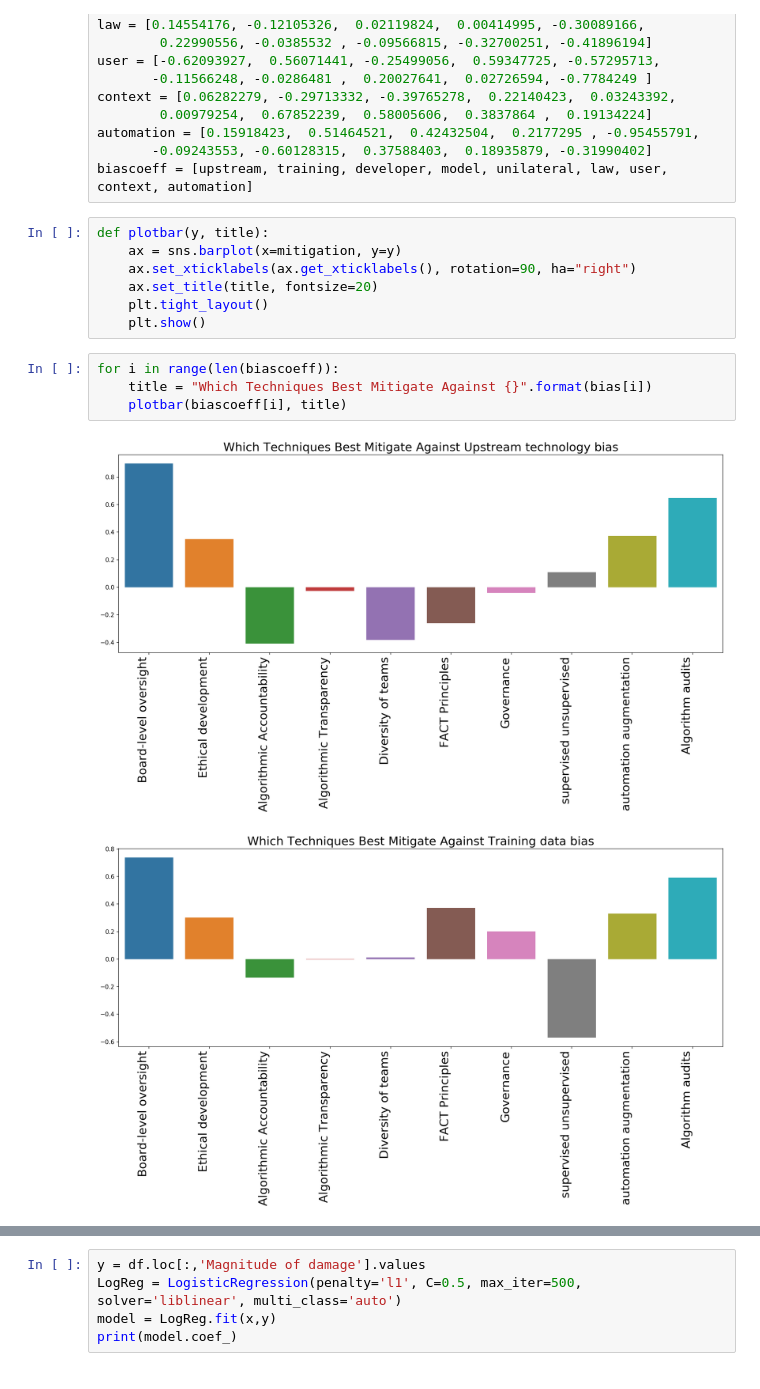
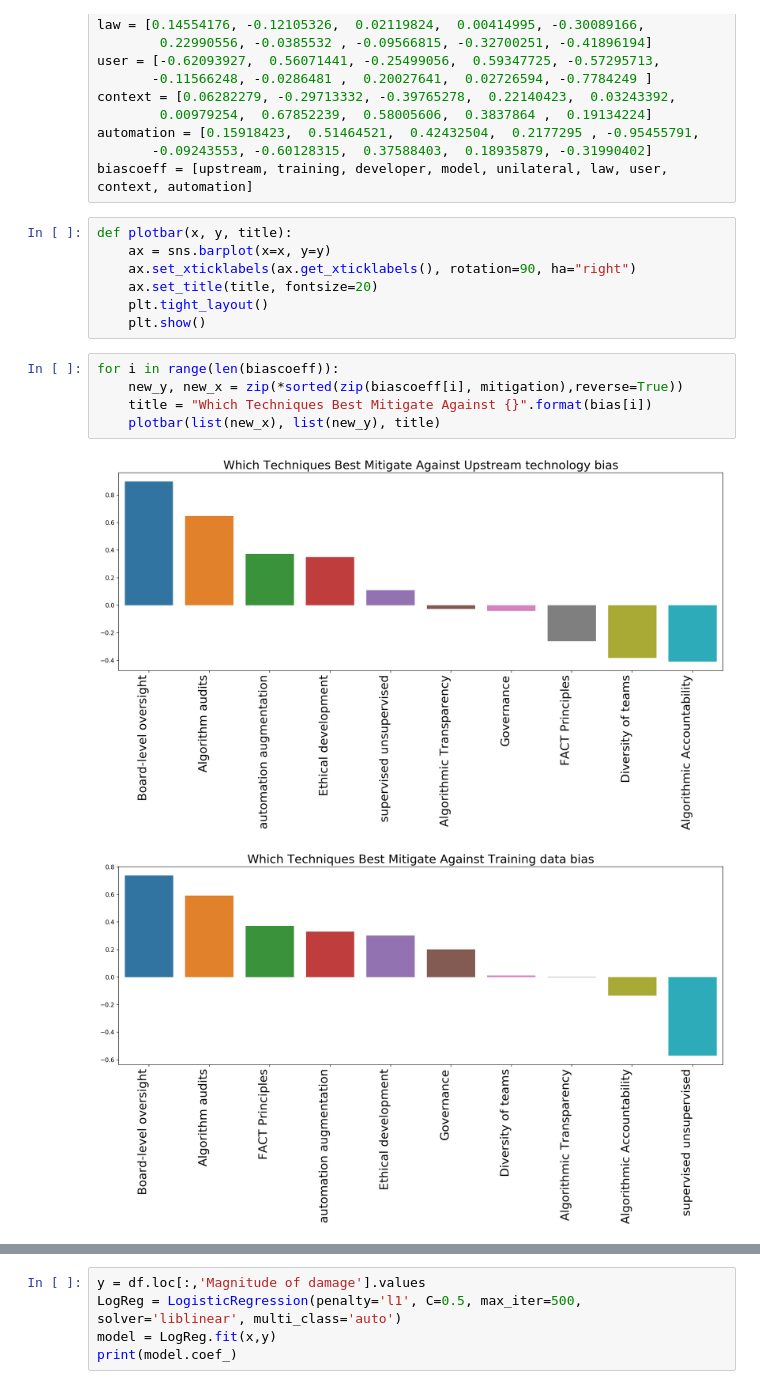
Before and after one commit to sharangw/Algorithmic-Risk, a Jupyter notebook: AlgoRisk.ipynb, the cells around one changed output, grey strips where cells are left out. Drawn from its saved outputs; the diff is of its cells as text.

Commit message:
sort coefficients plot descending

```diff
--- a/AlgoRisk.ipynb
+++ b/AlgoRisk.ipynb
@@ -246,16 +246,17 @@ automation = [0.15918423,  0.51464521,  0.42432504,  0.2177295 , -0.95455791,
        -0.09243553, -0.60128315,  0.37588403,  0.18935879, -0.31990402]
 biascoeff = [upstream, training, developer, model, unilateral, law, user, context, automation]
 # %%
-def plotbar(y, title):
-    ax = sns.barplot(x=mitigation, y=y)
+def plotbar(x, y, title):
+    ax = sns.barplot(x=x, y=y)
     ax.set_xticklabels(ax.get_xticklabels(), rotation=90, ha="right")
     ax.set_title(title, fontsize=20)
     plt.tight_layout()
     plt.show()
 # %%
 for i in range(len(biascoeff)):
+    new_y, new_x = zip(*sorted(zip(biascoeff[i], mitigation),reverse=True))
     title = "Which Techniques Best Mitigate Against {}".format(bias[i])
-    plotbar(biascoeff[i], title)
+    plotbar(list(new_x), list(new_y), title)
 # %% [output]
-[figure, old version]
+[figure, new version]
-[figure, old version]
+[figure, new version]
```
Also changed, not shown: parts of 2 cells of this notebook.
